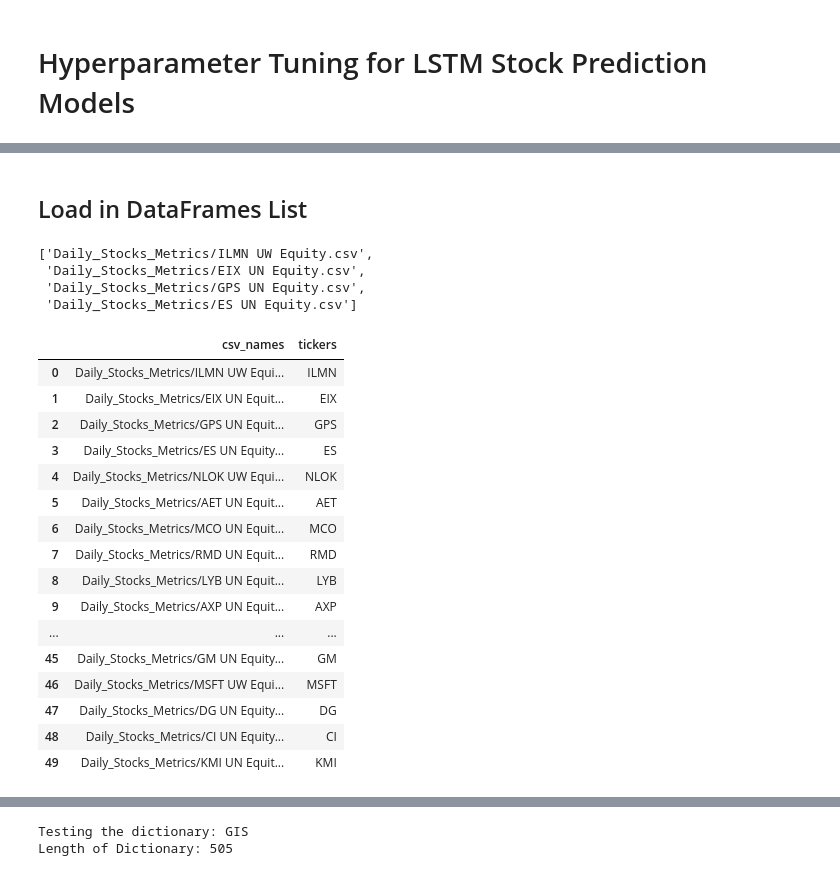
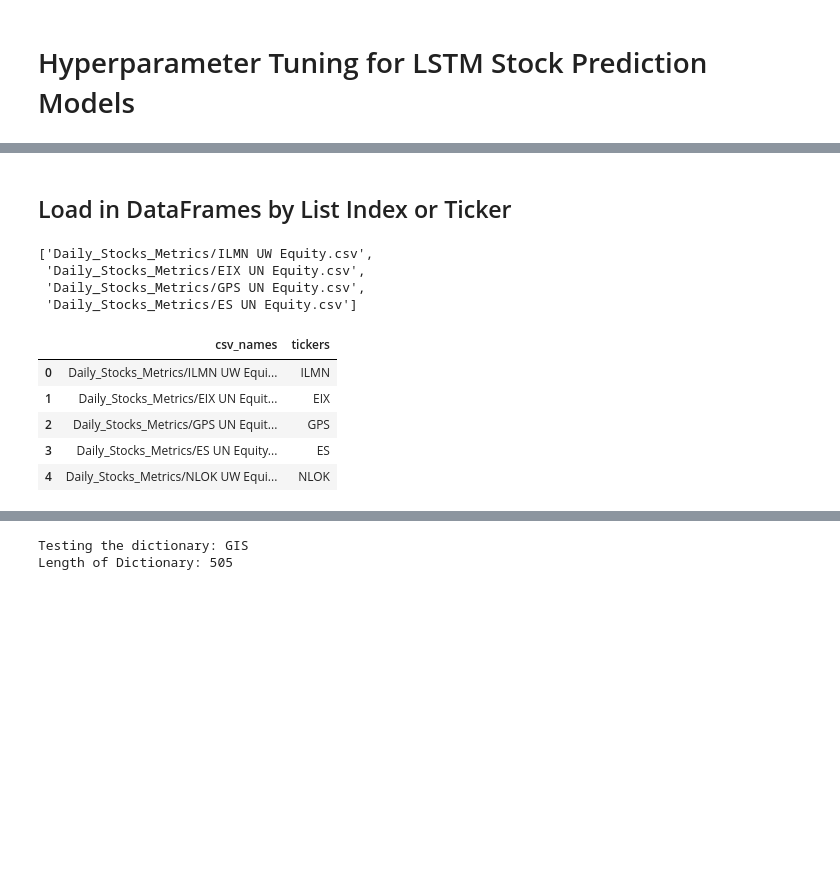
Before and after one commit to ekuo651/Machine-Learning-for-Stock-Selection, a Jupyter notebook: Emmy-hyperparameter-tuning.ipynb, the cells around one changed output, grey strips where cells are left out. Cells and saved outputs as stored; diff of their text form; code cells hidden in the pictures; blank space fills up the shorter version.

```diff
--- a/Emmy-hyperparameter-tuning.ipynb
+++ b/Emmy-hyperparameter-tuning.ipynb
@@ -15,5 +16,5 @@ from sklearn.preprocessing import MinMaxScaler
 # %% [markdown]
-## Load in DataFrames List
+## Load in DataFrames by List Index or Ticker
 # %%
 csv_path = 'Daily_Stocks_Metrics/csv_names_list.csv'
 csv_df = pd.read_csv(csv_path)
@@ -28,25 +29,14 @@ csv_list[:4]
 # %%
 csv_df['tickers'] = csv_df.csv_names.str[21:-13]
 csv_df['tickers'] = csv_df['tickers'].str.replace(' ','')
-csv_df.head(50)
+csv_df.head()
 # %% [output]
 |  | csv_names | tickers |
 | 0 | Daily_Stocks_Metrics/ILMN UW Equi... | ILMN |
 | 1 | Daily_Stocks_Metrics/EIX UN Equit... | EIX |
 | 2 | Daily_Stocks_Metrics/GPS UN Equit... | GPS |
 | 3 | Daily_Stocks_Metrics/ES UN Equity... | ES |
 | 4 | Daily_Stocks_Metrics/NLOK UW Equi... | NLOK |
-| 5 | Daily_Stocks_Metrics/AET UN Equit... | AET |
-| 6 | Daily_Stocks_Metrics/MCO UN Equit... | MCO |
-| 7 | Daily_Stocks_Metrics/RMD UN Equit... | RMD |
-| 8 | Daily_Stocks_Metrics/LYB UN Equit... | LYB |
-| 9 | Daily_Stocks_Metrics/AXP UN Equit... | AXP |
-| ... | ... | ... |
-| 45 | Daily_Stocks_Metrics/GM UN Equity... | GM |
-| 46 | Daily_Stocks_Metrics/MSFT UW Equi... | MSFT |
-| 47 | Daily_Stocks_Metrics/DG UN Equity... | DG |
-| 48 | Daily_Stocks_Metrics/CI UN Equity... | CI |
-| 49 | Daily_Stocks_Metrics/KMI UN Equit... | KMI |
 # %%
 csv_df.index = csv_df.csv_names
 csv_df.drop(columns=['csv_names'], inplace=True)
```
Also changed, not shown: parts of 44 cells of this notebook.
